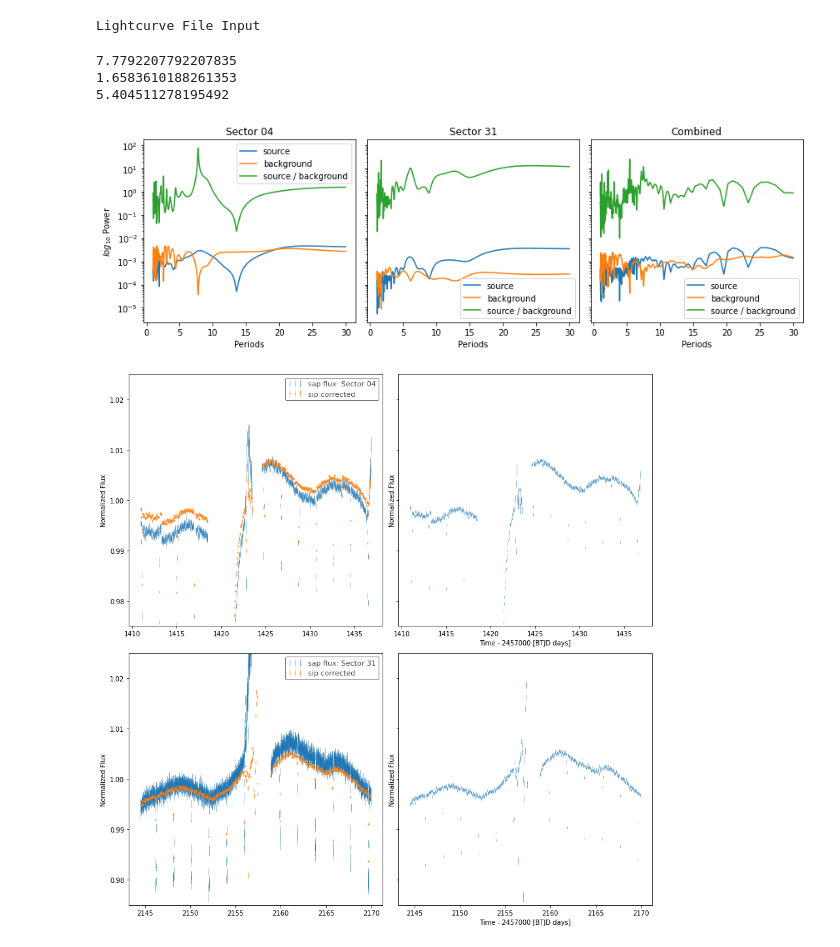
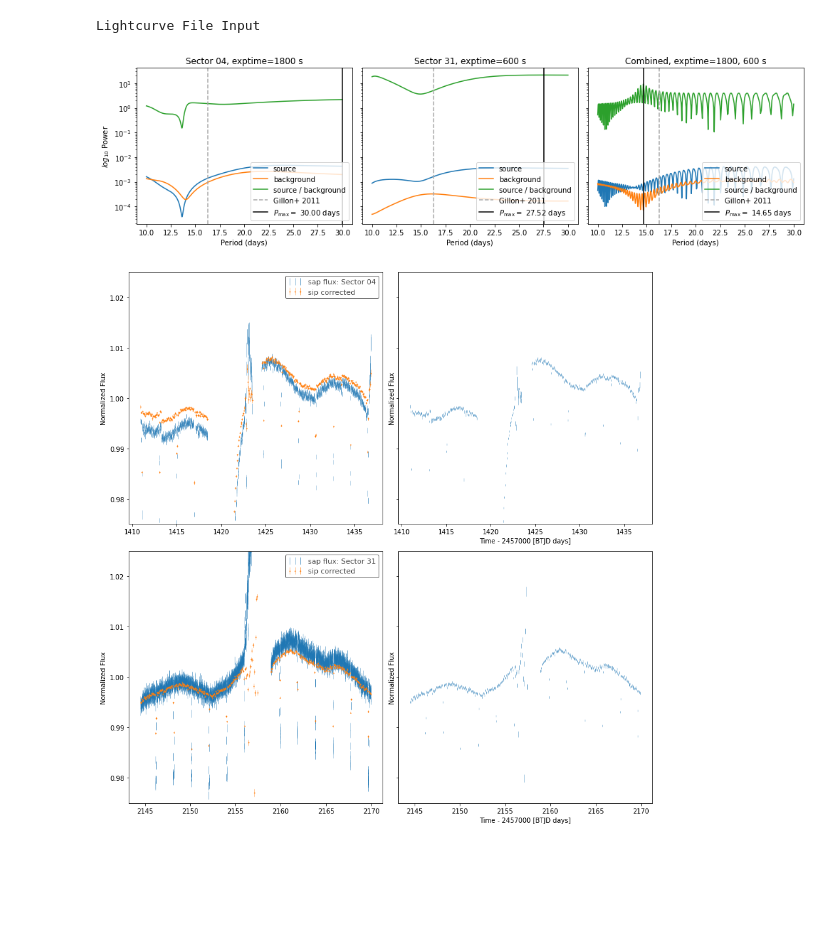
Before and after one commit to icweaver/TESS-SIP, a Jupyter notebook: src/tess_sip.ipynb, the cells around one changed output. Drawn from its saved outputs; the diff is of its cells as text; code cells hidden in the pictures; blank space fills up the shorter version.

```diff
--- a/src/tess_sip.ipynb
+++ b/src/tess_sip.ipynb
@@ -30,8 +30,8 @@ LightCurveCollection of 2 objects:
     0: <TessLightCurve LABEL="TIC 382391899" SECTOR=4 AUTHOR=SPOC FLUX_ORIGIN=pdcsap_flux>
     1: <TessLightCurve LABEL="TIC 382391899" SECTOR=31 AUTHOR=SPOC FLUX_ORIGIN=pdcsap_flux>
 # %%
-sip_kwargs = {"min_period":1.0, "max_period":30.0, "nperiods":600}
-bin_kwargs = {"time_bin_size":1.0*u.hr}
+sip_kwargs = {"max_period":30.0, "nperiods":600}
+bin_kwargs = {"time_bin_size":1.5*u.hr}
 
 r_S04 = SIP(lcs_S04, **sip_kwargs, bin_kwargs=bin_kwargs)
 r_S31 = SIP(lcs_S31, **sip_kwargs, bin_kwargs=bin_kwargs)
@@ -47,31 +47,31 @@ def plot_pgs(ax, r, title=None):
     power_background = r["power_bkg"]
     power_relative = power_source / power_background
 
-    print(r["periods"][np.argmax(power_relative)])
+    P_max = r["periods"][np.argmax(power_relative)]
 
     ax.semilogy(periods, power_source, label="source")
     ax.semilogy(periods, power_background, label="background")
     ax.semilogy(periods, power_relative, label="source / background")
-    ax.legend()
+    ax.axvline(16.3, color="darkgrey", ls="--", label="Gillon+ 2011")
+    ax.axvline(P_max, color="k", label=f"$P_\mathrm{{max}} =$ {P_max:.2f} days")
+    ax.legend(loc=4)
 
-    ax.set_xlabel("Periods")
+    ax.set_xlabel("Period (days)")
     ax.set_title(title)
 # %%
-fig, axes = plt.subplots(1, 3, figsize=(12, 4), sharey=True)
+fig, axes = plt.subplots(1, 3, figsize=(14, 4), sharey=True)
 
 data_dict = {"Sector 04":r_S04, "Sector 31":r_S31, "Combined":r_combined}
 
+exps = [1800, 600, "1800, 600"]
 for (i, (sector, r)) in enumerate(data_dict.items()):
-    plot_pgs(axes[i], r, title=sector)
+    plot_pgs(axes[i], r, title=f"{sector}, exptime={exps[i]} s")
 
 axes[0].set_ylabel(r"$log_{10}$ Power")
 
 fig.tight_layout()
 # %% [output]
-7.7792207792207835
-1.6583610188261353
-5.404511278195492
-[figure, old version]
+[figure, new version]
 # %%
 fig, axes = plt.subplots(2, 2, sharey=True, figsize=(12, 12))
 
@@ -90,4 +90,4 @@ axes[-1, -1].set_ylim(0.975, 1.025)
 
 fig.tight_layout()
 # %% [output]
-[figure, old version]
+[figure, new version]
```
Also changed, not shown: 2 other files.
